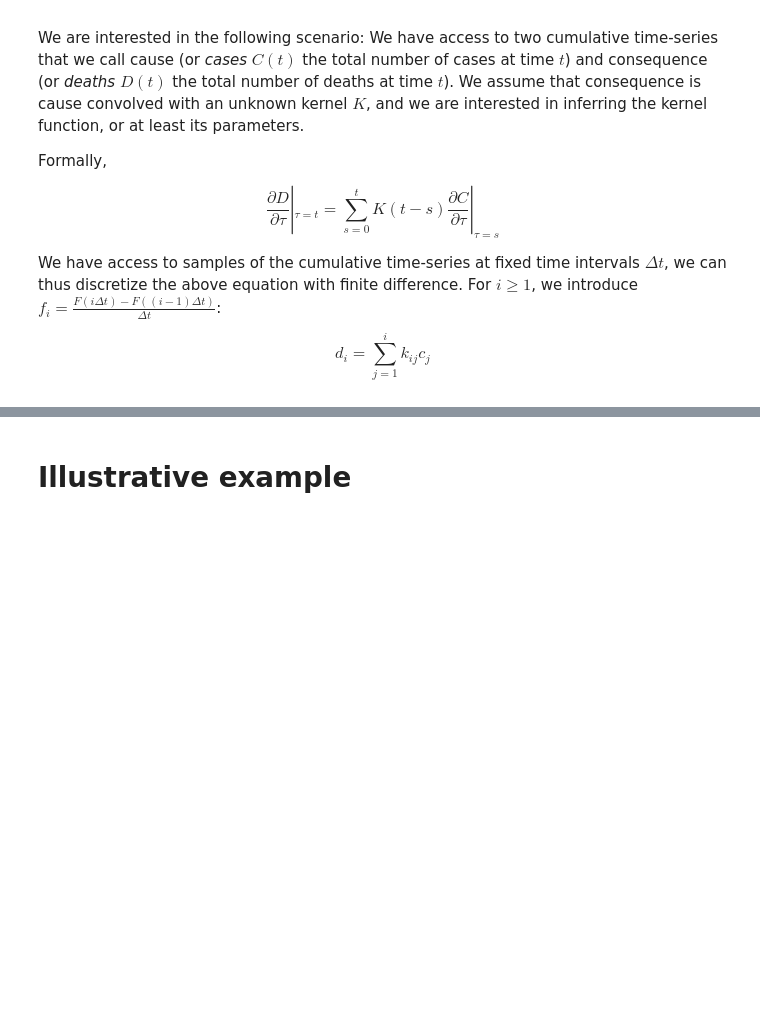
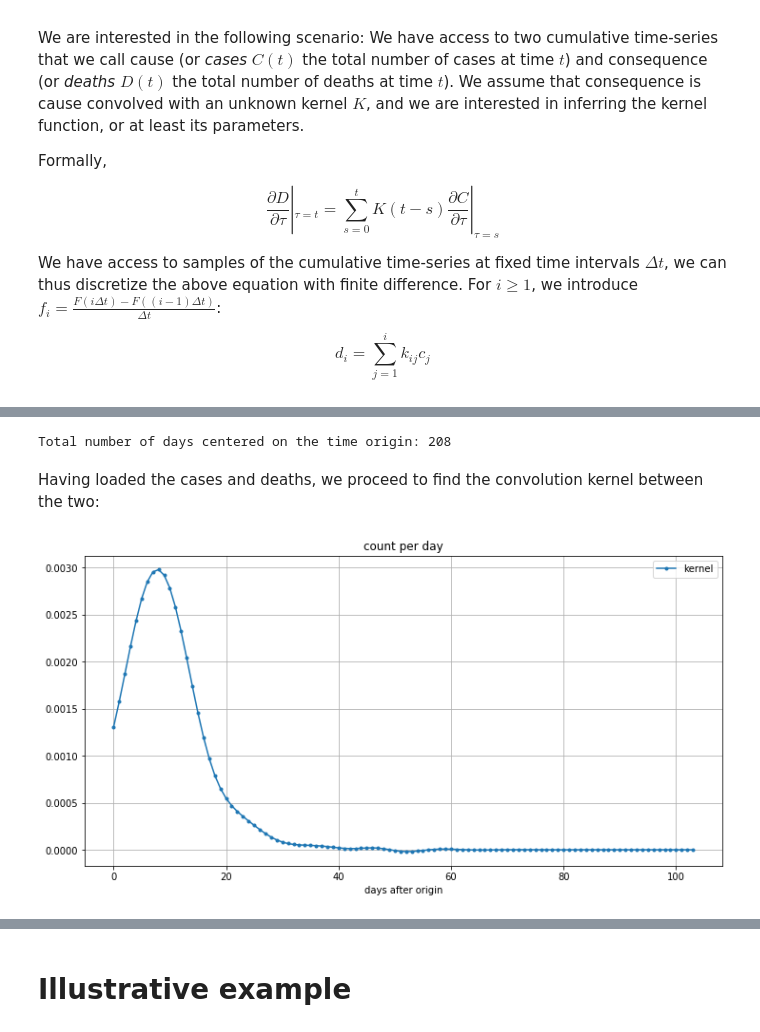
Before and after one commit to fredericpoitevin/tseries-deconvolution, a Jupyter notebook: Deconvolution_of_Michael_coronavirus_data.ipynb, the cells around one changed output, grey strips where cells are left out. Saved outputs shown, nothing was run; the diff lists cells and outputs as text; code cells hidden in the pictures; blank space fills up the shorter version.

```diff
--- a/Deconvolution_of_Michael_coronavirus_data.ipynb
+++ b/Deconvolution_of_Michael_coronavirus_data.ipynb
@@ -15,0 +26,17 @@ $$d_{i} = \sum_{j=1}^{i}k_{ij}c_{j}$$
+# %%
+data        = np.genfromtxt('/content/tseries_sigmoid-v2.csv', delimiter=',', comments='#')
+ndays       = data.shape[0]
+data_pad    = np.zeros(data.shape)
+data_padded = np.stack((data_pad, data), axis=0).reshape(2*data.shape[0], data.shape[1])
+cases  = data_padded[:,2]
+deaths = data_padded[:,3]
+print('Total number of days centered on the time origin: {}'.format(data_padded.shape[0]))
+# %% [output]
+Total number of days centered on the time origin: 208
+# %% [markdown]
+Having loaded the cases and deaths, we proceed to find the convolution kernel between the two:
+# %%
+kernel = wiener_deconvolution(ndays, c=cases, d=deaths, nsr=1e7)
+display(ndays, c=kernel, labels=['kernel'], show_cumul=False)
+# %% [output]
+[figure, added]
```
Also changed, not shown: parts of 9 cells of this notebook.
